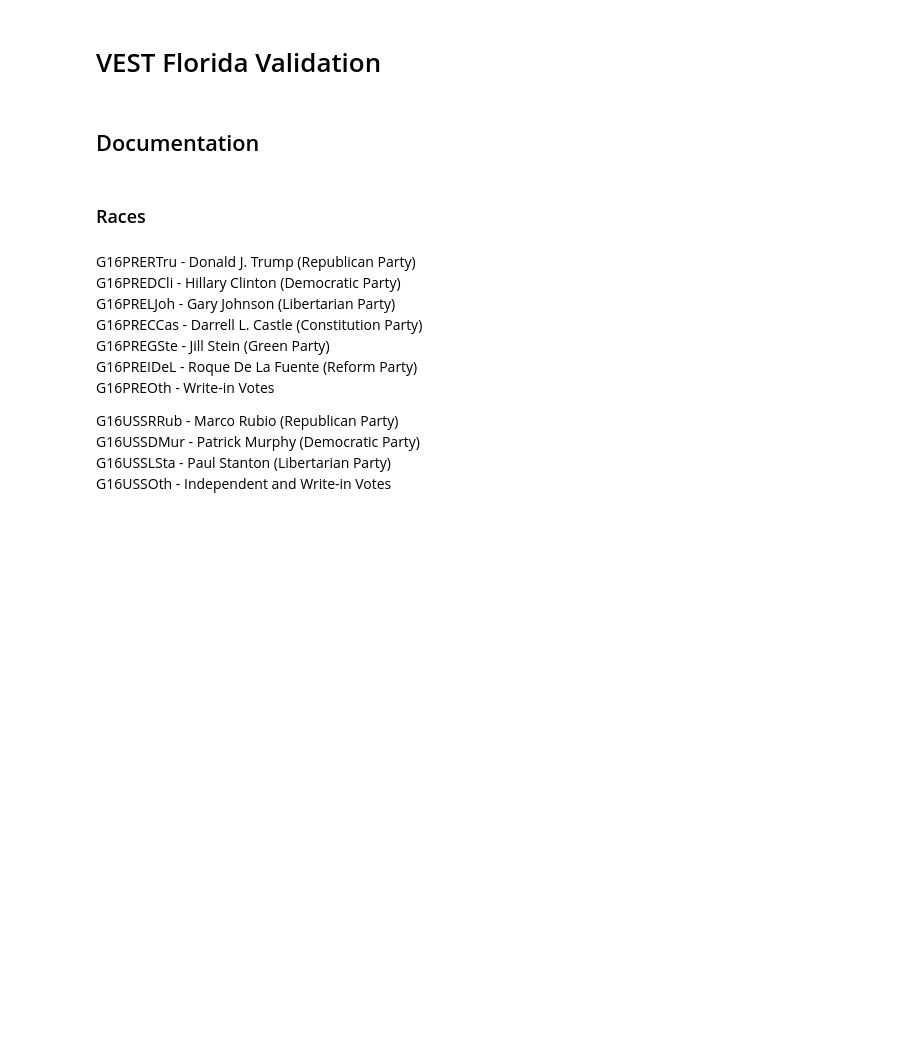
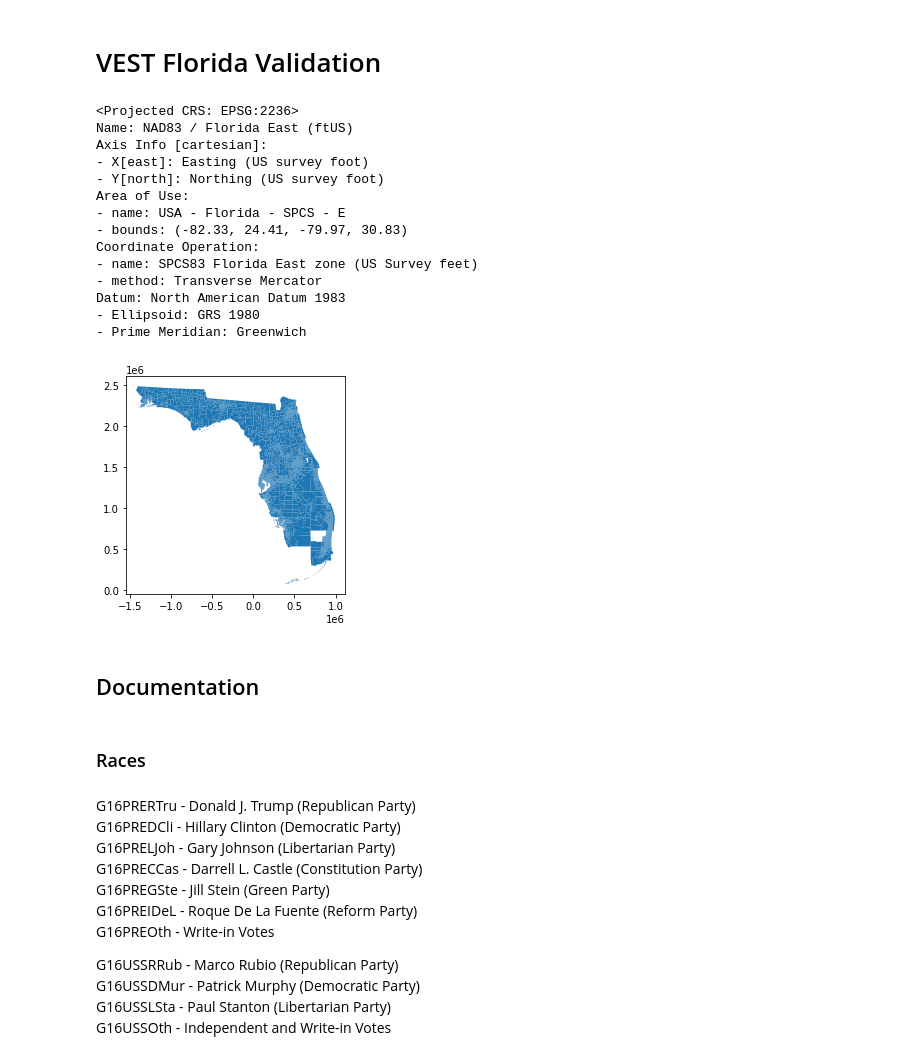
Before and after one commit to nonpartisan-redistricting-datahub/pdv-fl, a Jupyter notebook: vest-fl-2016/VEST_FL_16_replication.ipynb, the cells around one changed output. Drawn from its saved outputs; the diff is of its cells as text; code cells hidden in the pictures; blank space fills up the shorter version.

```diff
--- a/vest-fl-2016/VEST_FL_16_replication.ipynb
+++ b/vest-fl-2016/VEST_FL_16_replication.ipynb
@@ -12,6 +12,24 @@ gp.io.file.fiona.drvsupport.supported_drivers['KML'] = 'rw' #To load KML files
 # VEST Florida Validation
 # %%
 vest_fl_16 = gp.read_file("./raw-from-source/VEST/fl_2016/fl_2016.shp")
+vest_fl_16.plot()
+vest_fl_16.crs
+# %% [output]
+<Projected CRS: EPSG:2236>
+Name: NAD83 / Florida East (ftUS)
+Axis Info [cartesian]:
+- X[east]: Easting (US survey foot)
+- Y[north]: Northing (US survey foot)
+Area of Use:
+- name: USA - Florida - SPCS - E
+- bounds: (-82.33, 24.41, -79.97, 30.83)
+Coordinate Operation:
+- name: SPCS83 Florida East zone (US Survey feet)
+- method: Transverse Mercator
+Datum: North American Datum 1983
+- Ellipsoid: GRS 1980
+- Prime Meridian: Greenwich
+[figure, added]
 # %% [markdown]
 ## Documentation
 # %% [markdown]
```
Also changed, not shown: parts of 43 cells of this notebook.
